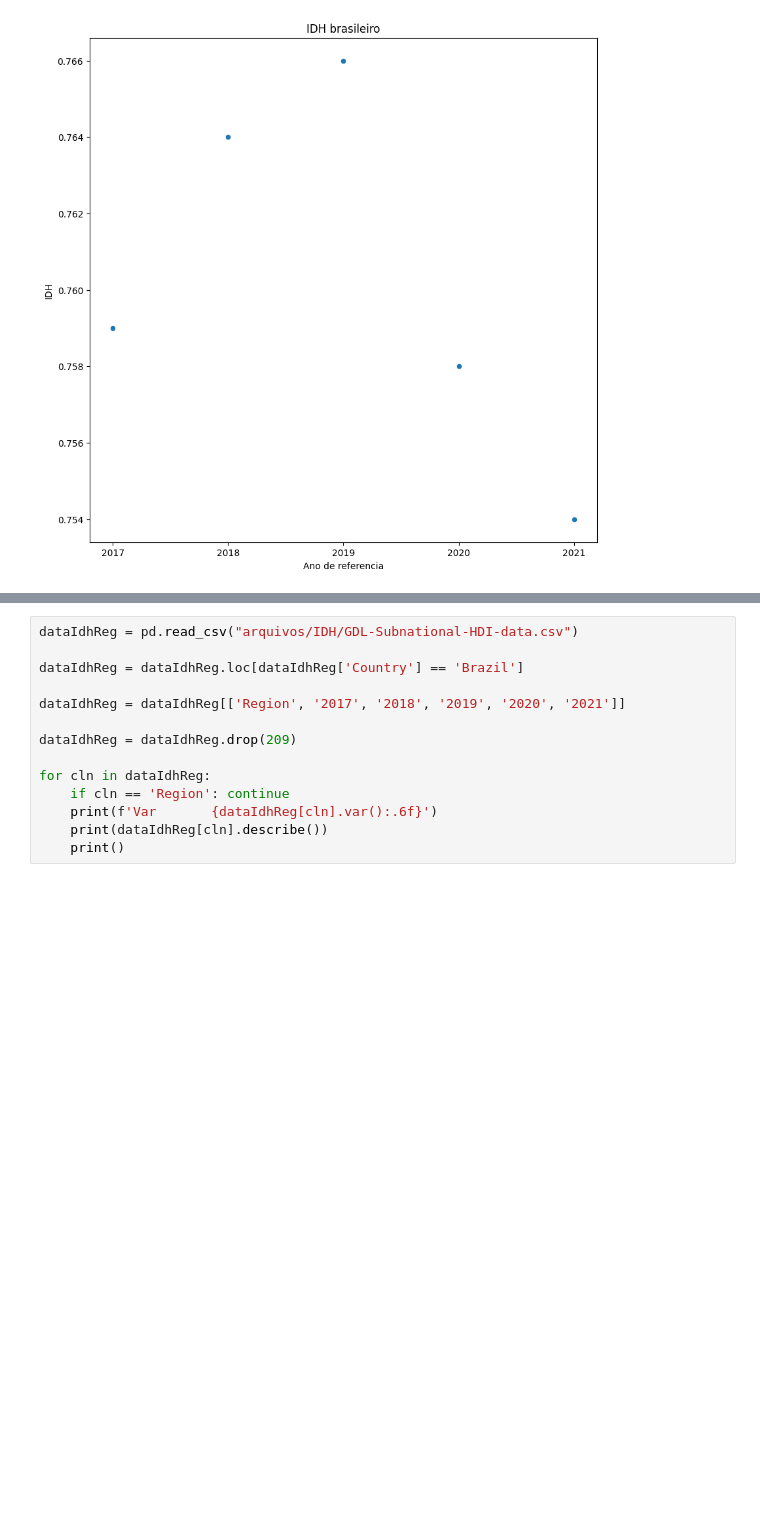
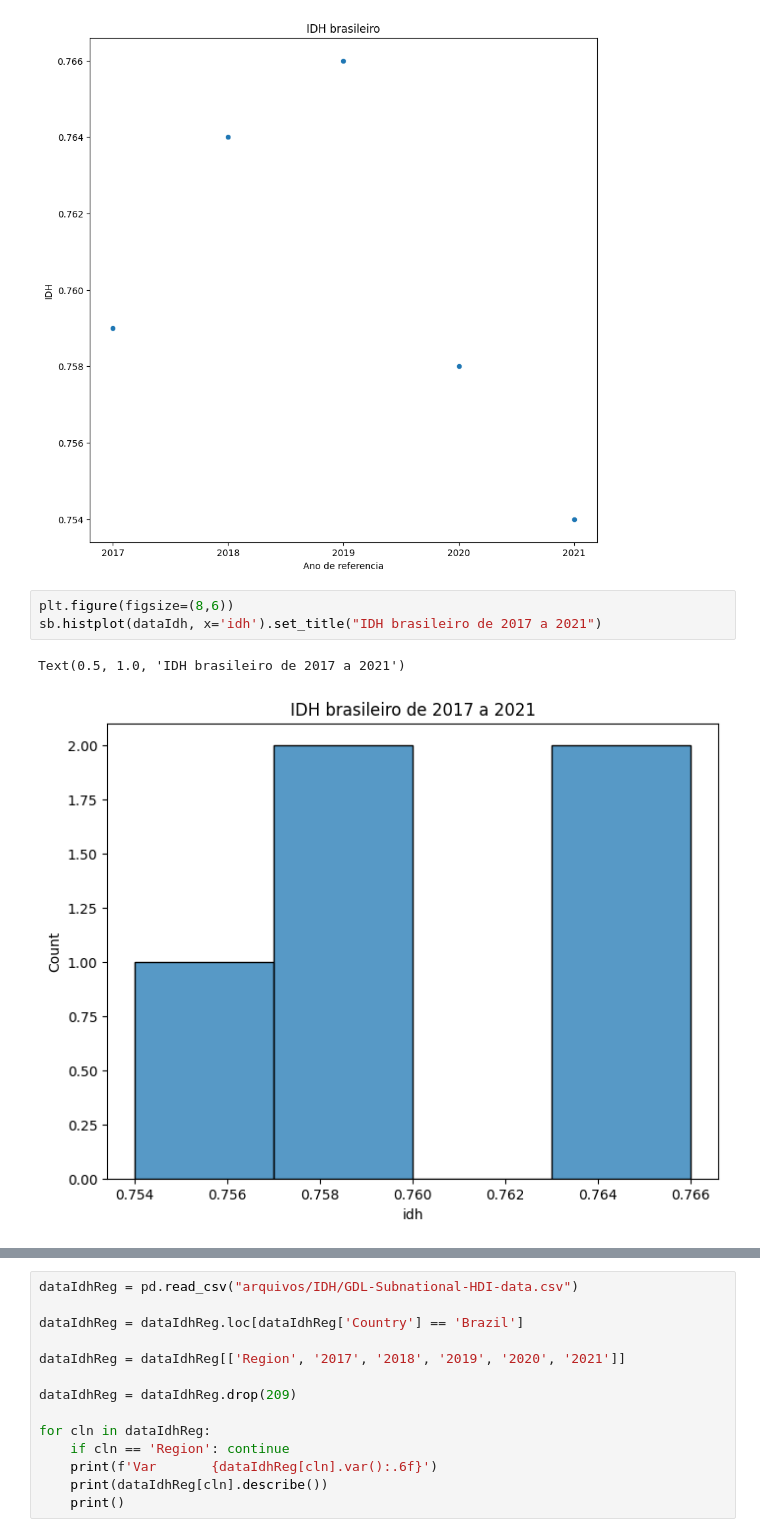
Before and after one commit to DjallenDias/IDSProject, a Jupyter notebook: notebook.ipynb, the cells around one changed output, grey strips where cells are left out. Cells and saved outputs as stored; diff of their text form; blank space fills up the shorter version.

```diff
--- a/notebook.ipynb
+++ b/notebook.ipynb
@@ -138,3 +138,9 @@ dispersaoIdh.set_xlabel("Ano de referencia")
 plt.show()
 # %% [output]
 [figure]
+# %%
+plt.figure(figsize=(8,6))
+sb.histplot(dataIdh, x='idh').set_title("IDH brasileiro de 2017 a 2021")
+# %% [output]
+Text(0.5, 1.0, 'IDH brasileiro de 2017 a 2021')
+[figure, added]
```
Also changed, not shown: parts of 7 cells of this notebook.
